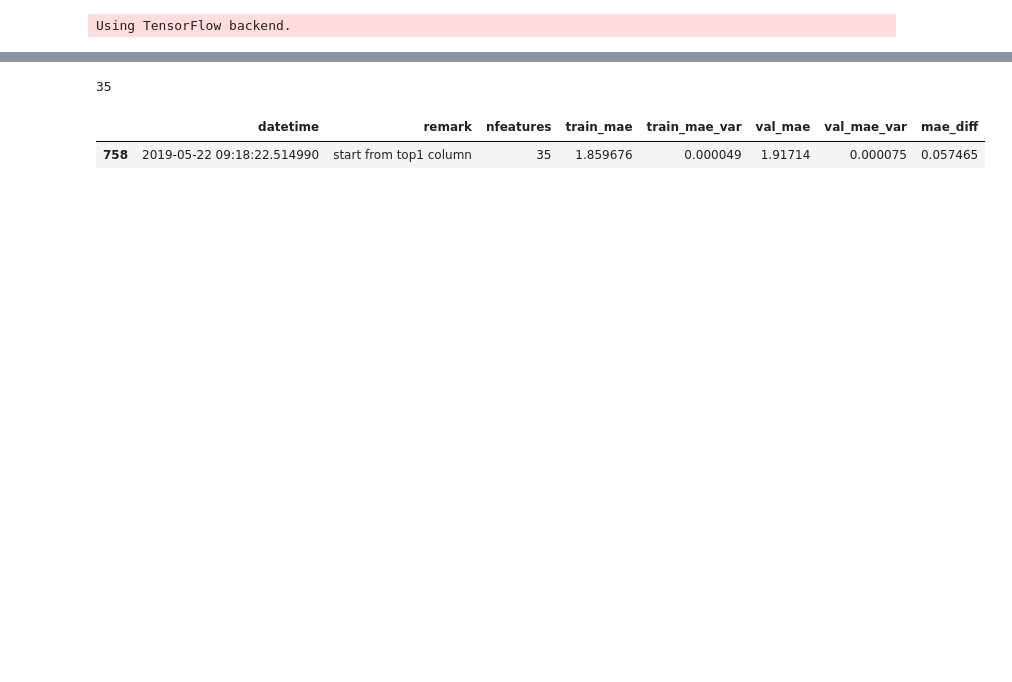
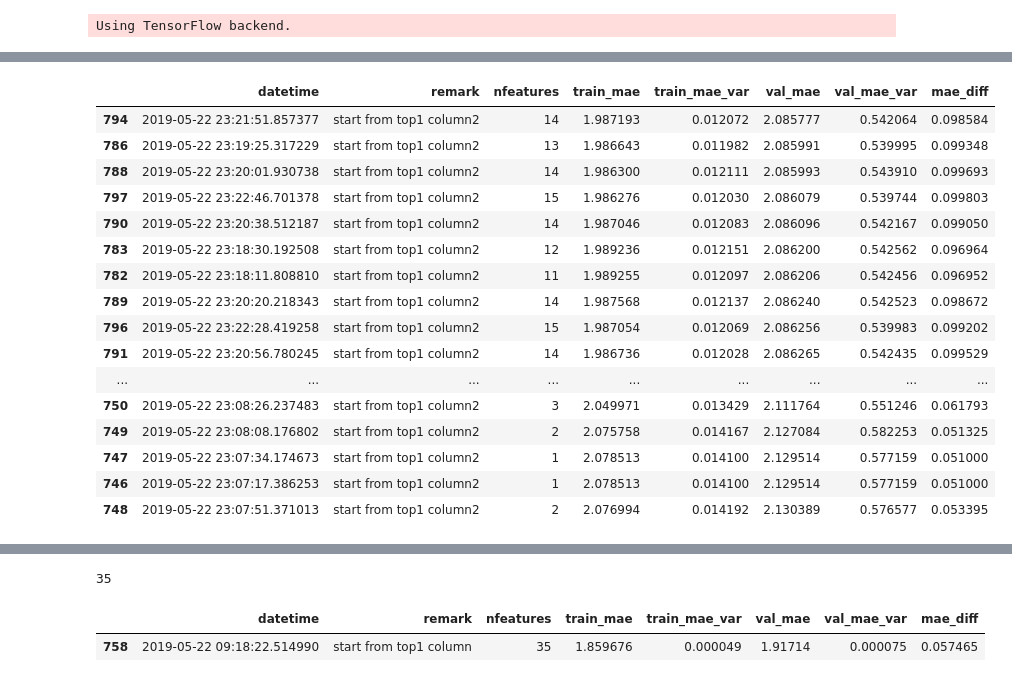
Before and after one commit to arhow/LANLEarthquakePrediction2019, a Jupyter notebook: mystacknet2.2.ipynb, the cells around one changed output, grey strips where cells are left out. Saved outputs shown, nothing was run; the diff lists cells and outputs as text; code cells hidden in the pictures; blank space fills up the shorter version.

```diff
--- a/mystacknet2.2.ipynb
+++ b/mystacknet2.2.ipynb
@@ -115,0 +120,20 @@ df_trial_[df_trial_['remark']=='start from top1 column'].sort_values(by=['val_ma
+# %%
+df_trial_[df_trial_['remark']=='start from top1 column2'].sort_values(by=['val_mae'])[['datetime','remark','nfeatures', 'train_mae','train_mae_var','val_mae','val_mae_var','mae_diff']]
+# %% [output]
+|  | datetime | remark | nfeatures | train_mae | train_mae_var | val_mae | val_mae_var | mae_diff |
+| 794 | 2019-05-22 23:21:51.857377 | start from top1 column2 | 14 | 1.987193 | 0.012072 | 2.085777 | 0.542064 | 0.098584 |
+| 786 | 2019-05-22 23:19:25.317229 | start from top1 column2 | 13 | 1.986643 | 0.011982 | 2.085991 | 0.539995 | 0.099348 |
+| 788 | 2019-05-22 23:20:01.930738 | start from top1 column2 | 14 | 1.986300 | 0.012111 | 2.085993 | 0.543910 | 0.099693 |
+| 797 | 2019-05-22 23:22:46.701378 | start from top1 column2 | 15 | 1.986276 | 0.012030 | 2.086079 | 0.539744 | 0.099803 |
+| 790 | 2019-05-22 23:20:38.512187 | start from top1 column2 | 14 | 1.987046 | 0.012083 | 2.086096 | 0.542167 | 0.099050 |
+| 783 | 2019-05-22 23:18:30.192508 | start from top1 column2 | 12 | 1.989236 | 0.012151 | 2.086200 | 0.542562 | 0.096964 |
+| 782 | 2019-05-22 23:18:11.808810 | start from top1 column2 | 11 | 1.989255 | 0.012097 | 2.086206 | 0.542456 | 0.096952 |
+| 789 | 2019-05-22 23:20:20.218343 | start from top1 column2 | 14 | 1.987568 | 0.012137 | 2.086240 | 0.542523 | 0.098672 |
+| 796 | 2019-05-22 23:22:28.419258 | start from top1 column2 | 15 | 1.987054 | 0.012069 | 2.086256 | 0.539983 | 0.099202 |
+| 791 | 2019-05-22 23:20:56.780245 | start from top1 column2 | 14 | 1.986736 | 0.012028 | 2.086265 | 0.542435 | 0.099529 |
+| ... | ... | ... | ... | ... | ... | ... | ... | ... |
+| 750 | 2019-05-22 23:08:26.237483 | start from top1 column2 | 3 | 2.049971 | 0.013429 | 2.111764 | 0.551246 | 0.061793 |
+| 749 | 2019-05-22 23:08:08.176802 | start from top1 column2 | 2 | 2.075758 | 0.014167 | 2.127084 | 0.582253 | 0.051325 |
+| 747 | 2019-05-22 23:07:34.174673 | start from top1 column2 | 1 | 2.078513 | 0.014100 | 2.129514 | 0.577159 | 0.051000 |
+| 746 | 2019-05-22 23:07:17.386253 | start from top1 column2 | 1 | 2.078513 | 0.014100 | 2.129514 | 0.577159 | 0.051000 |
+| 748 | 2019-05-22 23:07:51.371013 | start from top1 column2 | 2 | 2.076994 | 0.014192 | 2.130389 | 0.576577 | 0.053395 |
```
Also changed, not shown: parts of 7 cells of this notebook, 10 other files.
